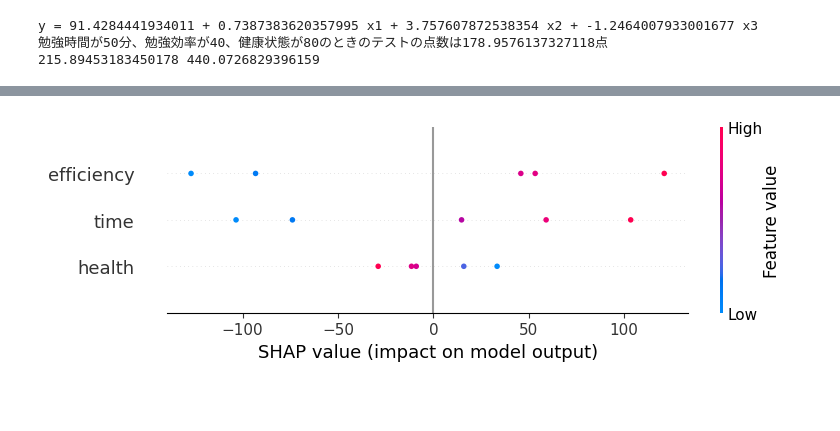
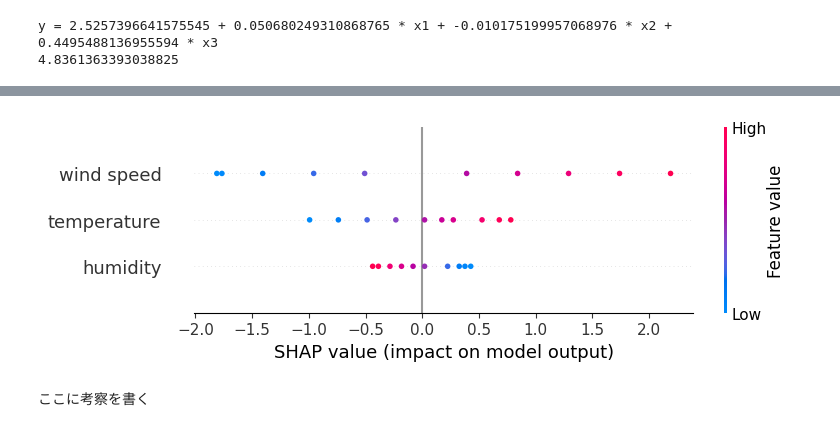
Before and after one commit to wt501/ai_practices, a Jupyter notebook: ai06.ipynb, the cells around one changed output, grey strips where cells are left out. Drawn from its saved outputs; the diff is of its cells as text; code cells hidden in the pictures; blank space fills up the shorter version.

```diff
--- a/ai06.ipynb
+++ b/ai06.ipynb
@@ -8,42 +25,42 @@ import shap
-# %%
-# 説明変数
-x = [[240, 80, 99], [60, 78, 83], [20, 32, 49], [180, 98, 85], [300, 41, 63]]
-
-# 目的変数
-y = [432, 350, 151, 478, 401]
-
-lr = LinearRegression()   # 線形回帰モデルの定義
-lr.fit(x, y)              # 学習スタート
-
-w0 = lr.intercept_  # w0
-w1 = lr.coef_[0]    # w1
-w2 = lr.coef_[1]    # w2
-w3 = lr.coef_[2]    # w3
-print(f"y = {w0} + {w1} x1 + {w2} x2 + {w3} x3")
-
-# x1=50, x2=40, x3=80のときの予測
-result = lr.predict([[50, 40, 80]])
-r = result[0]
-print(f"勉強時間が50分、勉強効率が40、健康状態が80のときのテストの点数は{r}点")
-
-# 2つのデータに対して同時に予測を行う
-result = lr.predict([[100, 40, 80], [200, 80, 80]])
-r1 = result[0]
-r2 = result[1]
-print(r1, r2)
-# %% [output]
-y = 91.4284441934011 + 0.7387383620357995 x1 + 3.757607872538354 x2 + -1.2464007933001677 x3
-勉強時間が50分、勉強効率が40、健康状態が80のときのテストの点数は178.9576137327118点
-215.89453183450178 440.0726829396159
+# %%
+x = [[35, 20, 5],
+     [10, 90, 0.2],
+     [40, 10, 7],
+     [5, 95, 0.1],
+     [30, 30, 8],
+     [15, 80, 1],
+     [25, 50, 9],
+     [20, 70, 2],
+     [38, 15, 6],
+     [28, 60, 3]
+     ]
+
+y = [9, 2, 5, 2, 7, 1, 8, 5, 7, 5]
+
+lr = LinearRegression()
+lr.fit(x,y)
+
+w0 = lr.intercept_
+w1 = lr.coef_[0]
+w2 = lr.coef_[1]
+w3 = lr.coef_[2]
+print(f"y = {w0} + {w1} * x1 + {w2} * x2 + {w3} * x3")
+
+result = lr.predict([[25, 30, 3]])
+r = result[0]
+print(r)
+# %% [output]
+y = 2.5257396641575545 + 0.050680249310868765 * x1 + -0.010175199957068976 * x2 + 0.4495488136955594 * x3
+4.8361363393038825
 # %%
-# SHAPによる線形回帰モデルの解析
 X = np.array(x)
 shap.initjs()
 explainer = shap.LinearExplainer(model=lr, masker=X)
 shap_values = explainer.shap_values(X=X)
-# 勉強時間をtime、勉強効率をefficiency、健康状態をhealthとする
-labels = ["time", "efficiency", "health"]
+labels = ["temperature", "humidity", "wind speed"]
 shap.summary_plot(shap_values, X, feature_names=labels)
 # %% [output]
 [interactive output not drawn]
-[figure, old version]
+[figure, new version]
+# %% [markdown]
+ここに考察を書く
```
Also changed, not shown: parts of 1 cell of this notebook.
